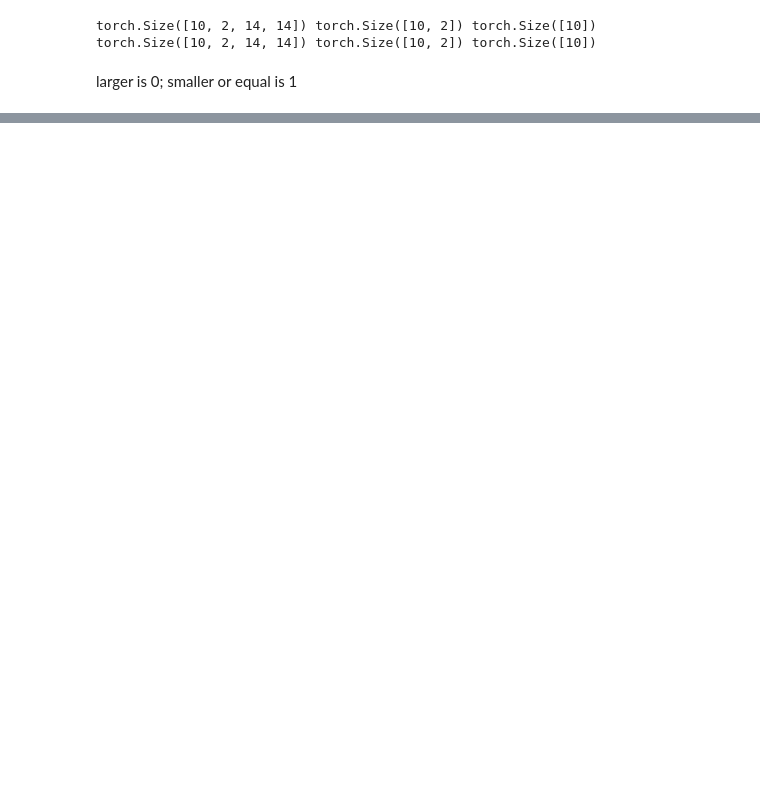
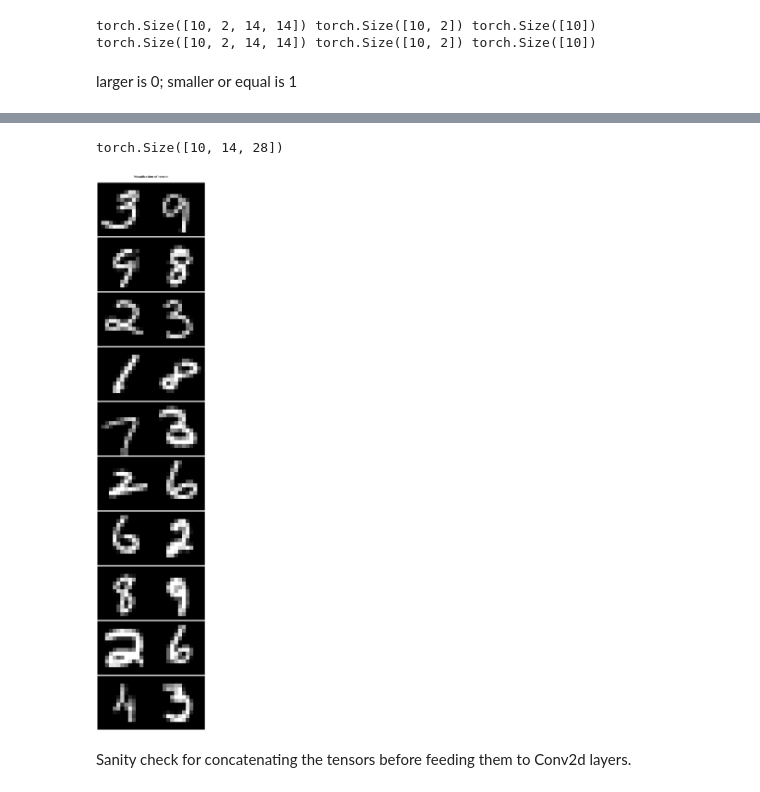
Before and after one commit to I-am-Rudi/DL_FinalProject, a Jupyter notebook: Project_1/testing.ipynb, the cells around one changed output, grey strips where cells are left out. Drawn from its saved outputs; the diff is of its cells as text; code cells hidden in the pictures; blank space fills up the shorter version.

```diff
--- a/Project_1/testing.ipynb
+++ b/Project_1/testing.ipynb
@@ -25,0 +28,10 @@ plot_pairs(5, train_data, train_classes, train_target)
+# %%
+test_tensor = train_data
+test_tensor = torch.cat((test_tensor[:, 0, :,:], test_tensor[:,1, :, :]), 2)
+print(test_tensor.shape)
+plot_single(test_tensor)
+# %% [output]
+torch.Size([10, 14, 28])
+[figure, added]
+# %% [markdown]
+Sanity check for concatenating the tensors before feeding them to Conv2d layers.
```
Also changed, not shown: parts of 2 cells of this notebook.
